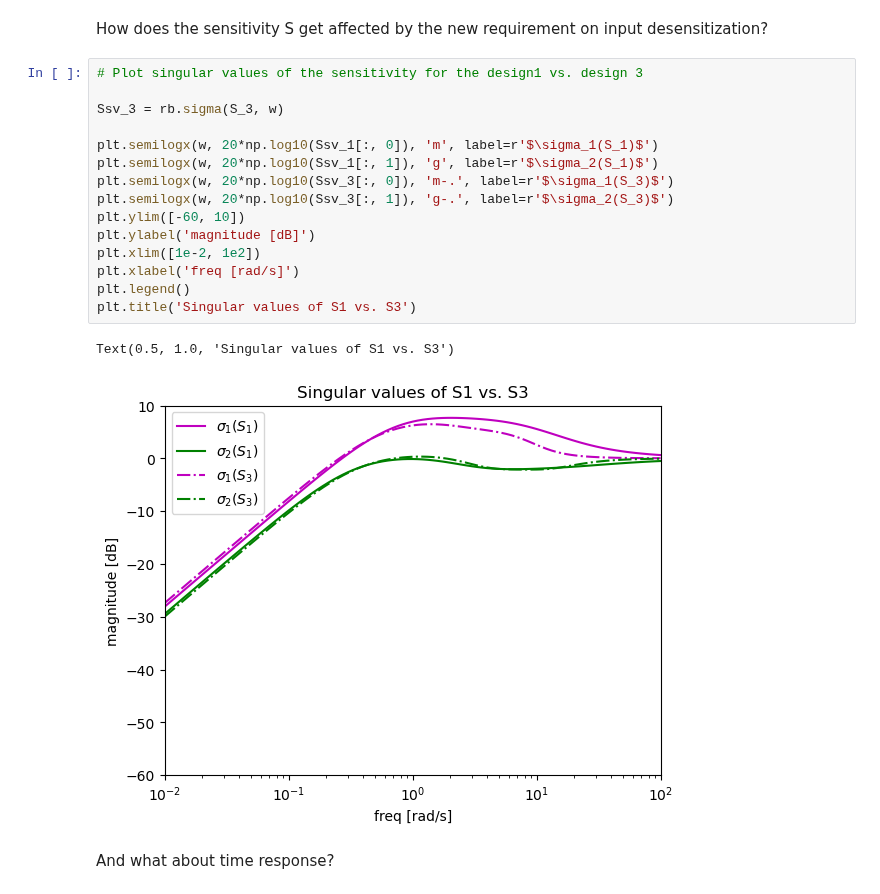
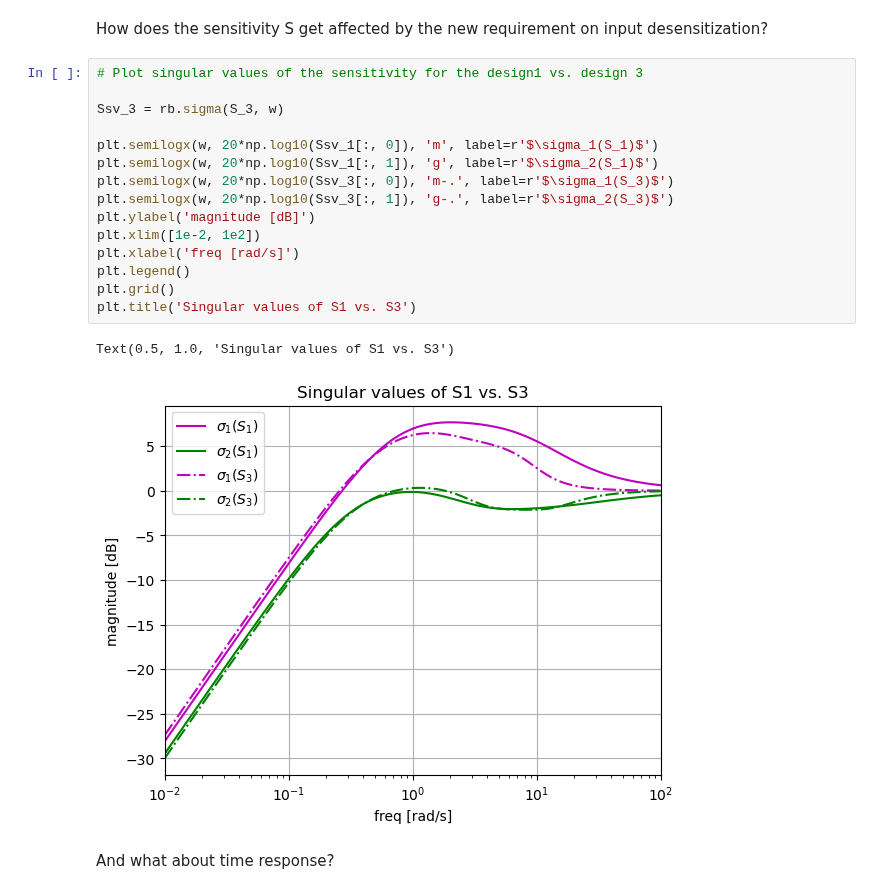
Before and after one commit to giannibi/rpc-scripts, a Jupyter notebook: examples/Part4/03 Hinfinity_mixed_sensitivity.ipynb, the cells around one changed output. Drawn from its saved outputs; the diff is of its cells as text.

```diff
--- a/examples/Part4/03 Hinfinity_mixed_sensitivity.ipynb
+++ b/examples/Part4/03 Hinfinity_mixed_sensitivity.ipynb
@@ -334,21 +300,21 @@ How does the sensitivity S get affected by the new requirement on input desensit
 # %%
 # Plot singular values of the sensitivity for the design1 vs. design 3
 
 Ssv_3 = rb.sigma(S_3, w)
 
 plt.semilogx(w, 20*np.log10(Ssv_1[:, 0]), 'm', label=r'$\sigma_1(S_1)$')
 plt.semilogx(w, 20*np.log10(Ssv_1[:, 1]), 'g', label=r'$\sigma_2(S_1)$')
 plt.semilogx(w, 20*np.log10(Ssv_3[:, 0]), 'm-.', label=r'$\sigma_1(S_3)$')
 plt.semilogx(w, 20*np.log10(Ssv_3[:, 1]), 'g-.', label=r'$\sigma_2(S_3)$')
-plt.ylim([-60, 10])
 plt.ylabel('magnitude [dB]')
 plt.xlim([1e-2, 1e2])
 plt.xlabel('freq [rad/s]')
 plt.legend()
+plt.grid()
 plt.title('Singular values of S1 vs. S3')
 # %% [output]
 Text(0.5, 1.0, 'Singular values of S1 vs. S3')
-[figure, old version]
+[figure, new version]
 # %% [markdown]
 And what about time response?
 # %%
```
Also changed, not shown: parts of 10 cells of this notebook, 16 other files.
